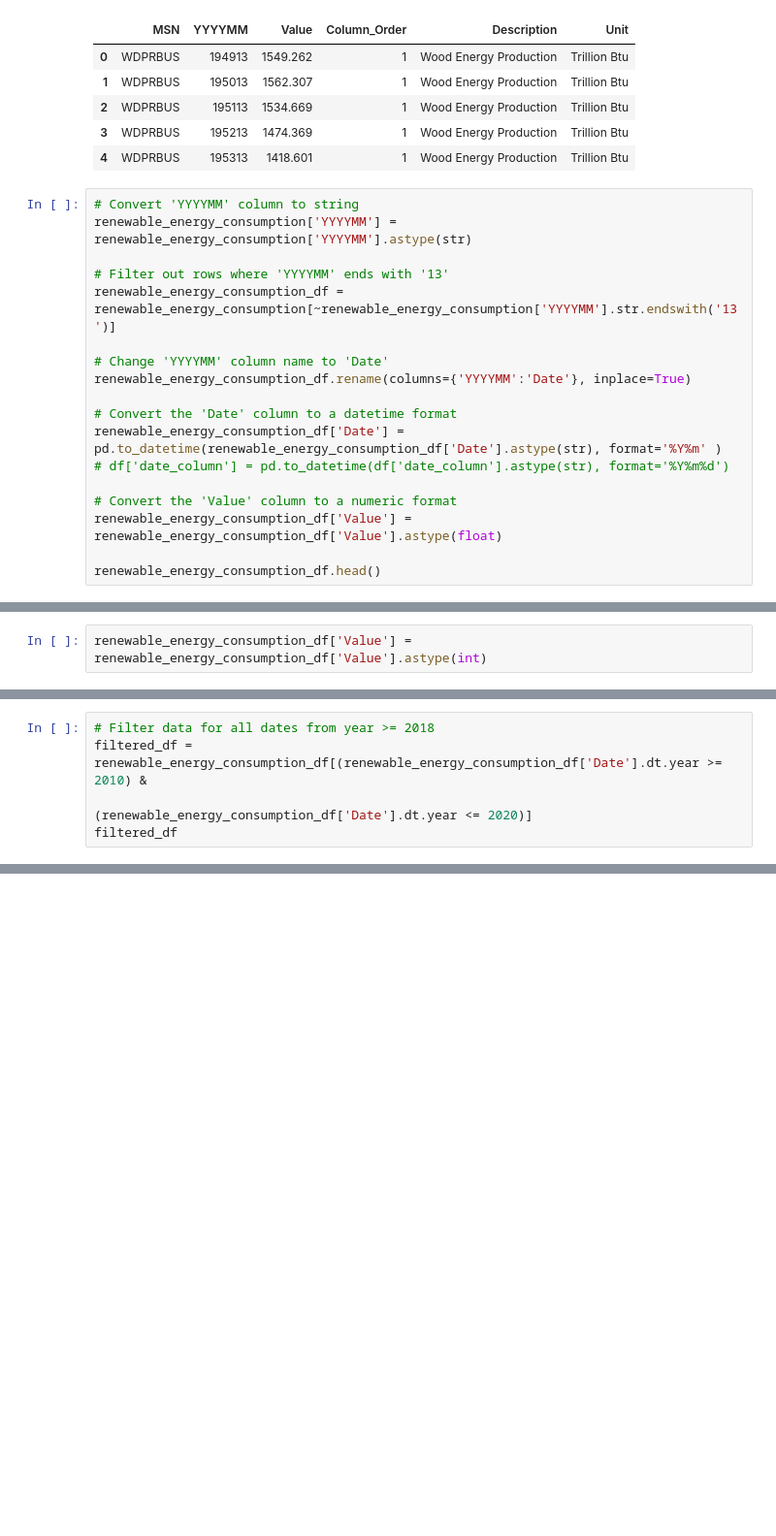
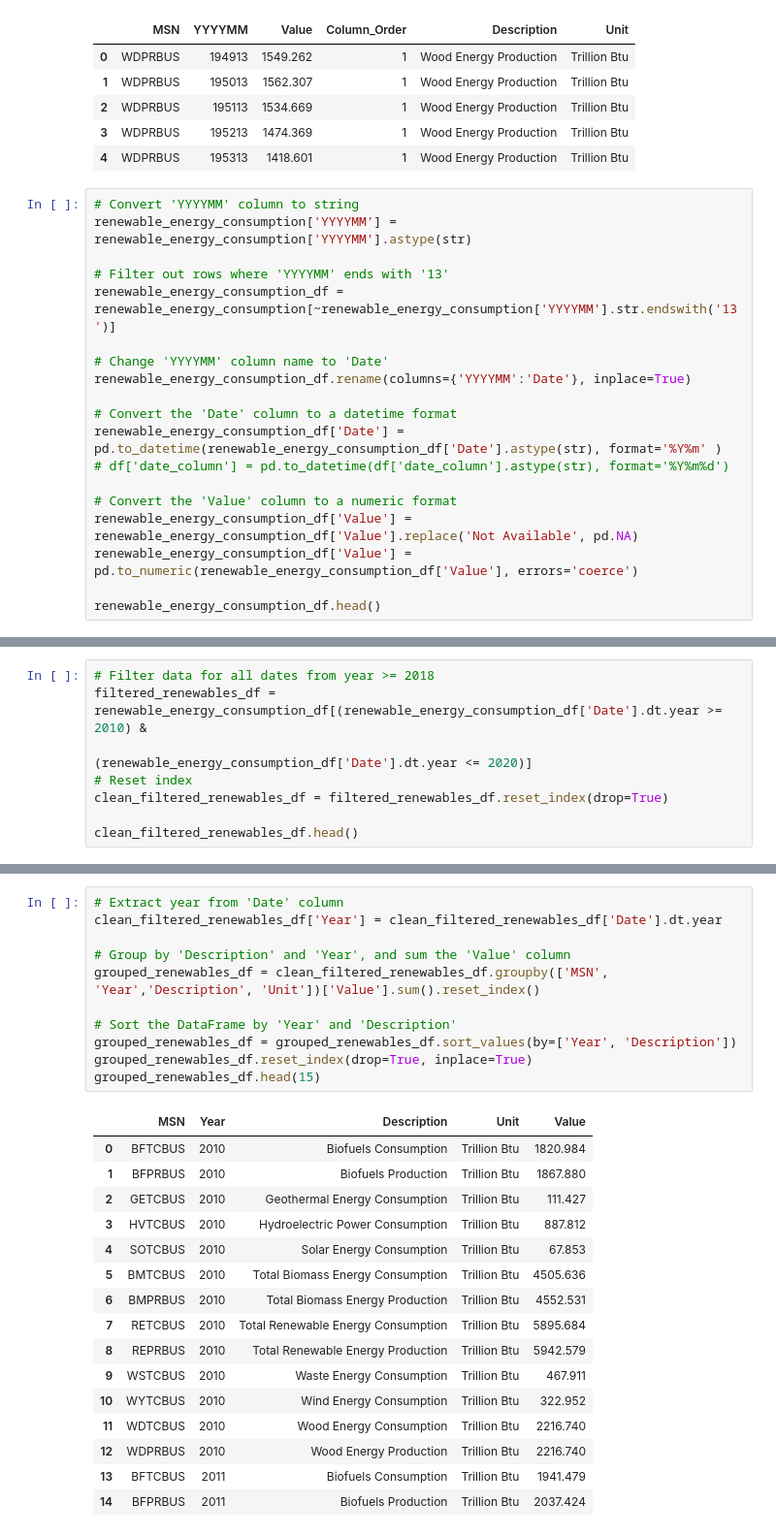
Before and after one commit to fraserclaire/Group3_Project4, a Jupyter notebook: ac/data_test.ipynb, the cells around one changed output, grey strips where cells are left out. Shown at 97% size. Drawn from its saved outputs; the diff is of its cells as text; blank space fills up the shorter version.

Commit message:
Cleaned and grouped the 'energy_data_totals_df' and 'grouped_renewables_df' and exported them to CSV files

```diff
--- a/ac/data_test.ipynb
+++ b/ac/data_test.ipynb
@@ -268,7 +268,8 @@ renewable_energy_consumption_df['Date'] = pd.to_datetime(renewable_energy_consum
 # df['date_column'] = pd.to_datetime(df['date_column'].astype(str), format='%Y%m%d')
 
 # Convert the 'Value' column to a numeric format
-renewable_energy_consumption_df['Value'] = renewable_energy_consumption_df['Value'].astype(float)
+renewable_energy_consumption_df['Value'] = renewable_energy_consumption_df['Value'].replace('Not Available', pd.NA)
+renewable_energy_consumption_df['Value'] = pd.to_numeric(renewable_energy_consumption_df['Value'], errors='coerce')
 
 renewable_energy_consumption_df.head()
 # %% [output]
@@ -300,3 +316 @@ dtypes: datetime64[ns](1), int64(1), object(4)
 memory usage: 435.1+ KB
-# %%
-renewable_energy_consumption_df['Value'] = renewable_energy_consumption_df['Value'].astype(int)
@@ -305,5 +317,8 @@ ValueError: invalid literal for int() with base 10: '129.63'
 # %%
 # Filter data for all dates from year >= 2018
-filtered_df = renewable_energy_consumption_df[(renewable_energy_consumption_df['Date'].dt.year >= 2010) &
+filtered_renewables_df = renewable_energy_consumption_df[(renewable_energy_consumption_df['Date'].dt.year >= 2010) &
                                               (renewable_energy_consumption_df['Date'].dt.year <= 2020)]
-filtered_df
+# Reset index
+clean_filtered_renewables_df = filtered_renewables_df.reset_index(drop=True)
+
+clean_filtered_renewables_df.head()
@@ -309,0 +332,28 @@ filtered_df
+# %%
+# Extract year from 'Date' column
+clean_filtered_renewables_df['Year'] = clean_filtered_renewables_df['Date'].dt.year
+
+# Group by 'Description' and 'Year', and sum the 'Value' column
+grouped_renewables_df = clean_filtered_renewables_df.groupby(['MSN', 'Year','Description', 'Unit'])['Value'].sum().reset_index()
+
+# Sort the DataFrame by 'Year' and 'Description'
+grouped_renewables_df = grouped_renewables_df.sort_values(by=['Year', 'Description'])
+grouped_renewables_df.reset_index(drop=True, inplace=True)
+grouped_renewables_df.head(15)
+# %% [output]
+|  | MSN | Year | Description | Unit | Value |
+| 0 | BFTCBUS | 2010 | Biofuels Consumption | Trillion Btu | 1820.984 |
+| 1 | BFPRBUS | 2010 | Biofuels Production | Trillion Btu | 1867.880 |
+| 2 | GETCBUS | 2010 | Geothermal Energy Consumption | Trillion Btu | 111.427 |
+| 3 | HVTCBUS | 2010 | Hydroelectric Power Consumption | Trillion Btu | 887.812 |
+| 4 | SOTCBUS | 2010 | Solar Energy Consumption | Trillion Btu | 67.853 |
+| 5 | BMTCBUS | 2010 | Total Biomass Energy Consumption | Trillion Btu | 4505.636 |
+| 6 | BMPRBUS | 2010 | Total Biomass Energy Production | Trillion Btu | 4552.531 |
+| 7 | RETCBUS | 2010 | Total Renewable Energy Consumption | Trillion Btu | 5895.684 |
+| 8 | REPRBUS | 2010 | Total Renewable Energy Production | Trillion Btu | 5942.579 |
+| 9 | WSTCBUS | 2010 | Waste Energy Consumption | Trillion Btu | 467.911 |
+| 10 | WYTCBUS | 2010 | Wind Energy Consumption | Trillion Btu | 322.952 |
+| 11 | WDTCBUS | 2010 | Wood Energy Consumption | Trillion Btu | 2216.740 |
+| 12 | WDPRBUS | 2010 | Wood Energy Production | Trillion Btu | 2216.740 |
+| 13 | BFTCBUS | 2011 | Biofuels Consumption | Trillion Btu | 1941.479 |
+| 14 | BFPRBUS | 2011 | Biofuels Production | Trillion Btu | 2037.424 |
```
Also changed, not shown: parts of 6 cells of this notebook.
